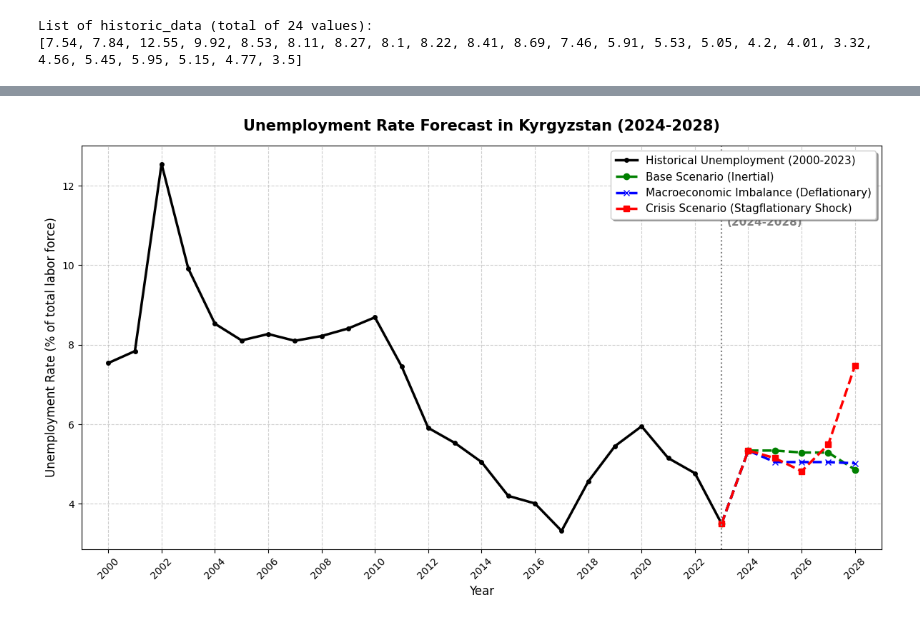
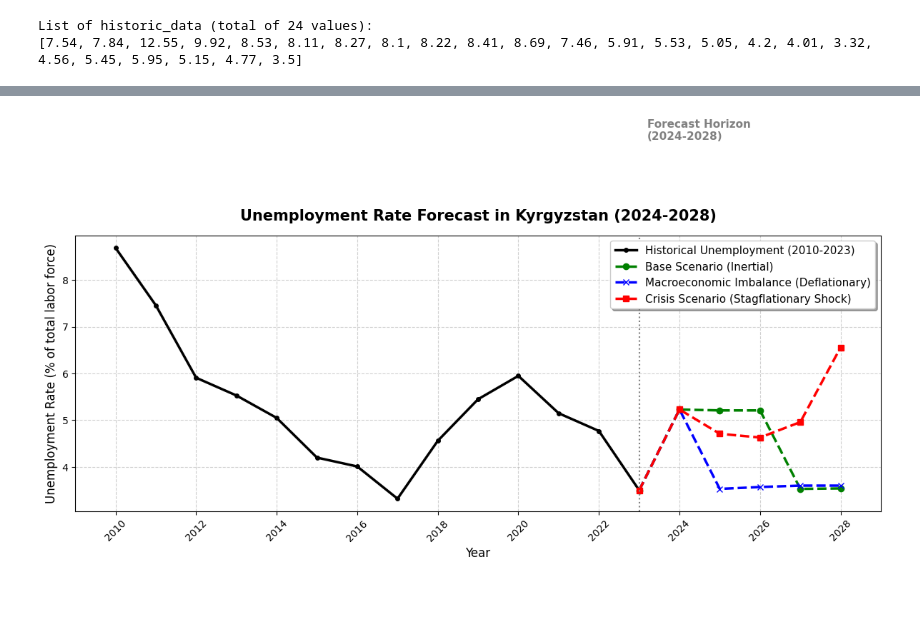
Before and after one commit to ilimkka/DiplomaWork2026Ilim, a Jupyter notebook: DiplomaWorkMain_Ilim.ipynb, the cells around one changed output, grey strips where cells are left out. Saved outputs shown, nothing was run; the diff lists cells and outputs as text; code cells hidden in the pictures; blank space fills up the shorter version.

```diff
--- a/DiplomaWorkMain_Ilim.ipynb
+++ b/DiplomaWorkMain_Ilim.ipynb
@@ -1820,28 +2154,21 @@ import numpy as np
 import warnings
 warnings.filterwarnings("ignore")
 
-# ==========================================
 # 1. ACTUAL HISTORICAL DATA (2000-2023)
-# ==========================================
 # 24 historical data points
-years_historical = np.arange(2000, 2024)
-unemployment_historical = [7.54, 7.84, 12.55, 9.92, 8.53, 8.11, 8.27, 8.1, 8.22,
-                           8.41, 8.69, 7.46, 5.91, 5.53, 5.05, 4.2, 4.01, 3.32,
+years_historical = np.arange(2010, 2024)
+unemployment_historical = [8.69, 7.46, 5.91, 5.53, 5.05, 4.2, 4.01, 3.32,
                            4.56, 5.45, 5.95, 5.15, 4.77, 3.5]
 
-# ==========================================
-# 2. XGBOOST FORECASTS (2024-2028)
-# ==========================================
+# 2. GradientBoosting FORECASTS (2024-2028)
 # 5 forecast points
 years_forecast = np.arange(2024, 2029)
 
-y_pred_base = [5.34, 5.34,  5.29,  5.29, 4.86]   # Inertial Scenario (Base)
-y_pred_opti = [5.34,  5.05,  5.05,  5.05,  5.02]   # Deflationary Shock (Opti)
-y_pred_pessi = [5.34, 5.15, 4.82, 5.49,  7.47]   # Stagflationary Shock (Pessi)
+y_pred_base = [5.23,  5.21,  5.21,  3.53, 3.54]   # Inertial Scenario (Base)
+y_pred_opti = [5.23,  3.53,  3.57,  3.60,  3.60]   # Deflationary Shock (Opti)
+y_pred_pessi = [5.23, 4.71, 4.63, 4.96,  6.56]   # Stagflationary Shock (Pessi)
 
-# ==========================================
 # 3. DATA PREPARATION FOR SEAMLESS GRAPH
-# ==========================================
 last_historical_year = years_historical[-1]
 last_historical_value = unemployment_historical[-1]
 
@@ -1851,42 +2178,40 @@ y_base_plot = np.insert(y_pred_base, 0, last_historical_value)
 y_opti_plot = np.insert(y_pred_opti, 0, last_historical_value)
 y_pessi_plot = np.insert(y_pred_pessi, 0, last_historical_value)
 
-# ==========================================
 # 4. PLOT CONSTRUCTION
-# ==========================================
 plt.figure(figsize=(12, 7))
 
 # Historical line
 plt.plot(years_historical, unemployment_historical, color='black', linewidth=2.5,
-         label='Historical Unemployment (2000-2023)', marker='o', markersize=4)
+         label='Historical Unemployment (2010-2023)', marker='o', markersize=4)
 
 # Forecast lines
 plt.plot(years_plot, y_base_plot, color='green', linewidth=2.5, linestyle='--',
          label='Base Scenario (Inertial)', marker='o')
 
 plt.plot(years_plot, y_opti_plot, color='blue', linewidth=2.5, linestyle='--',
          label='Macroeconomic Imbalance (Deflationary)', marker='x')
 
 plt.plot(years_plot, y_pessi_plot, color='red', linewidth=2.5, linestyle='--',
          label='Crisis Scenario (Stagflationary Shock)', marker='s')
 
 # Formatting
 plt.title('Unemployment Rate Forecast in Kyrgyzstan (2024-2028)',
           fontsize=15, fontweight='bold', pad=15)
 plt.xlabel('Year', fontsize=12)
 plt.ylabel('Unemployment Rate (% of total labor force)', fontsize=12)
 
 # Forecast horizon vertical divider
 plt.axvline(x=2023, color='gray', linestyle=':', linewidth=1.5)
 plt.text(2023.2, 11, 'Forecast Horizon \n(2024-2028)', color='gray', fontsize=11, fontweight='bold')
 
-plt.xlim(1999, 2029)
-plt.xticks(np.arange(2000, 2029, 2), rotation=45)
+plt.xlim(2009, 2029)
+plt.xticks(np.arange(2010, 2029, 2), rotation=45)
 plt.grid(True, linestyle='--', alpha=0.6)
 plt.legend(loc='upper right', fontsize=11, frameon=True, shadow=True)
 
 plt.tight_layout()
 plt.savefig('final_unemployment_forecast.png', dpi=300)
 plt.show()
 # %% [output]
-[figure, old version]
+[figure, new version]
```
Also changed, not shown: parts of 14 cells of this notebook.
